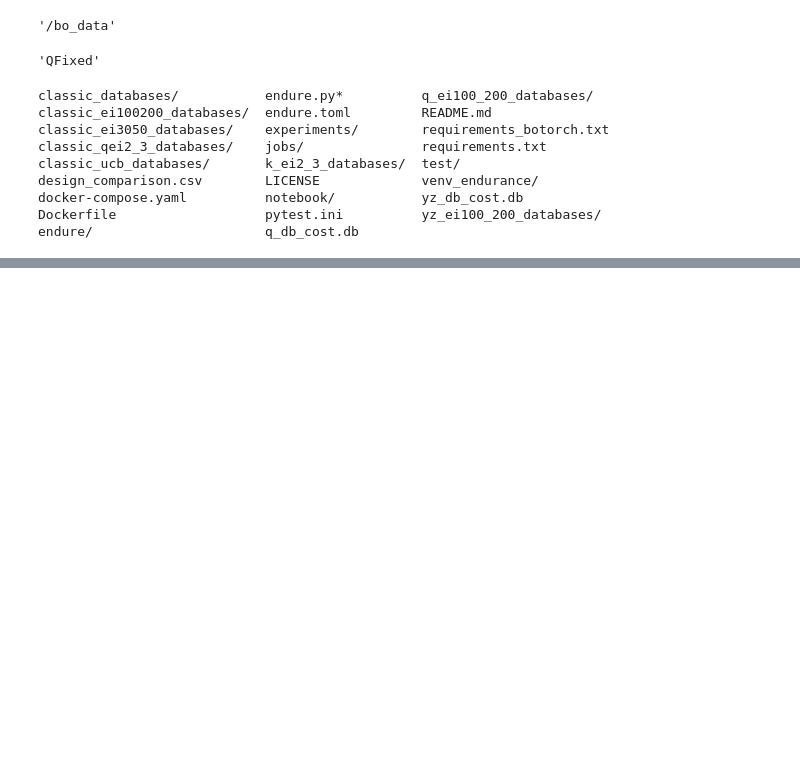
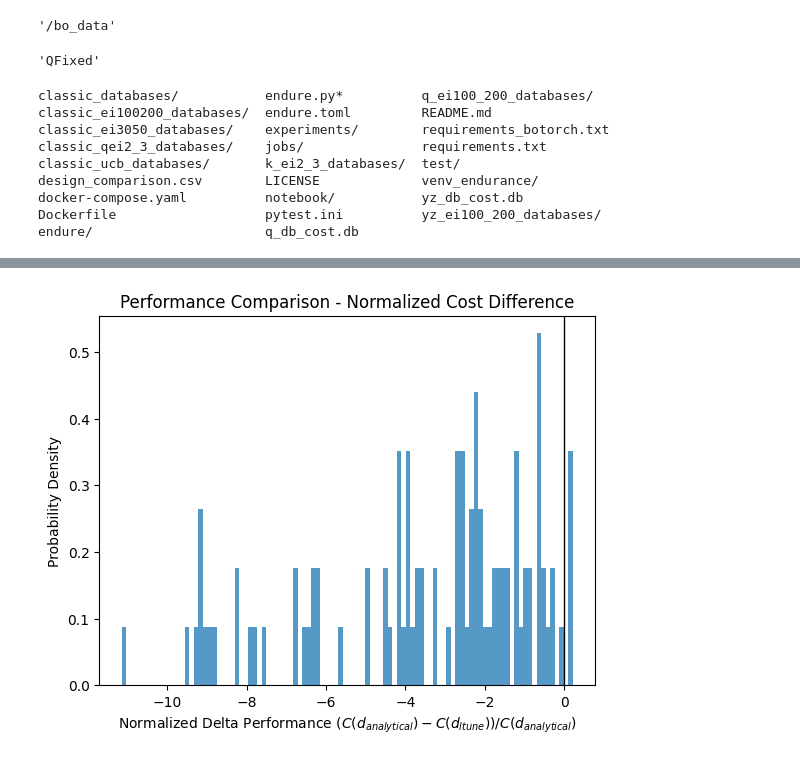
Before and after one commit to ephoris/endure-jupyter, a Jupyter notebook: experiments/LearnedLtunevsBO.ipynb, the cells around one changed output, grey strips where cells are left out. Saved outputs shown, nothing was run; the diff lists cells and outputs as text; code cells hidden in the pictures; blank space fills up the shorter version.

```diff
--- a/experiments/LearnedLtunevsBO.ipynb
+++ b/experiments/LearnedLtunevsBO.ipynb
@@ -143,0 +172,11 @@ plt.show()
+# %%
+fig, ax = plt.subplots()
+data = np.array(ltunerana_delta_costs)
+ax.hist(data, bins=100, weights=np.ones_like(data) / len(data), alpha=0.75, density=True, color='tab:blue')
+ax.set_ylabel('Probability Density')
+ax.set_xlabel('Normalized Delta Performance $(C(d_{analytical}) - C(d_{ltune})) / C(d_{analytical})$')
+ax.set_title('Performance Comparison - Normalized Cost Difference')
+ax.axvline(x=0, color='black', linewidth=1)
+plt.show()
+# %% [output]
+[figure, added]
```
Also changed, not shown: parts of 5 cells of this notebook, 1 other file.
